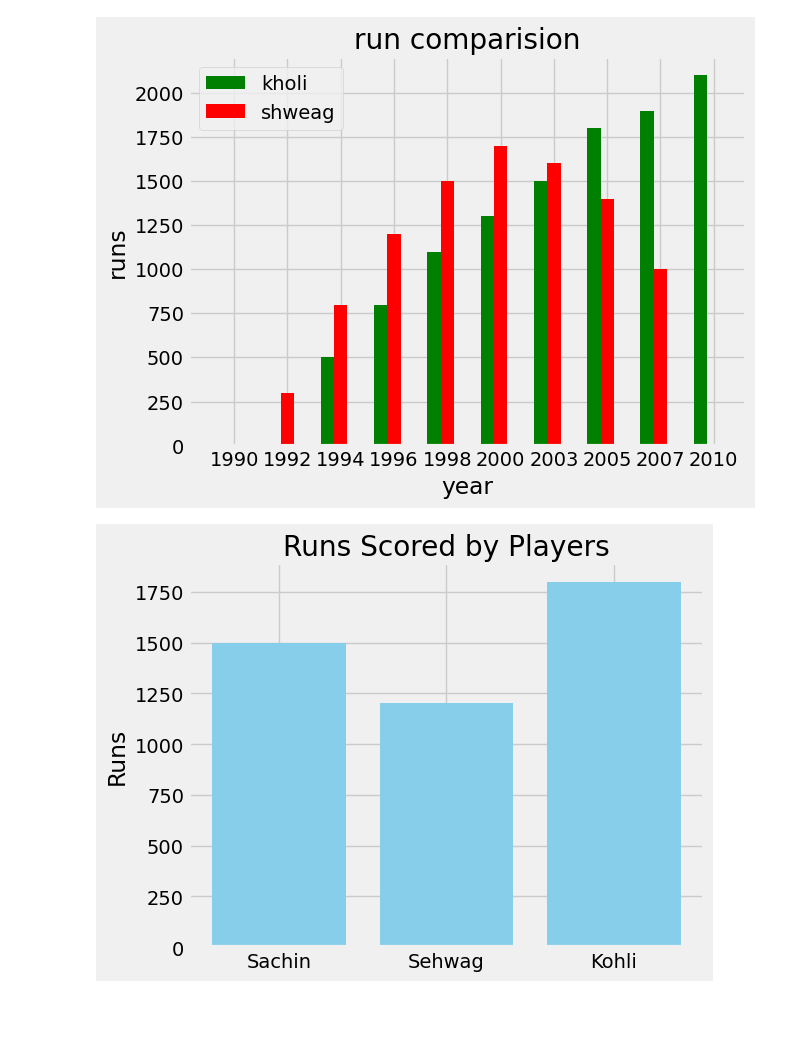
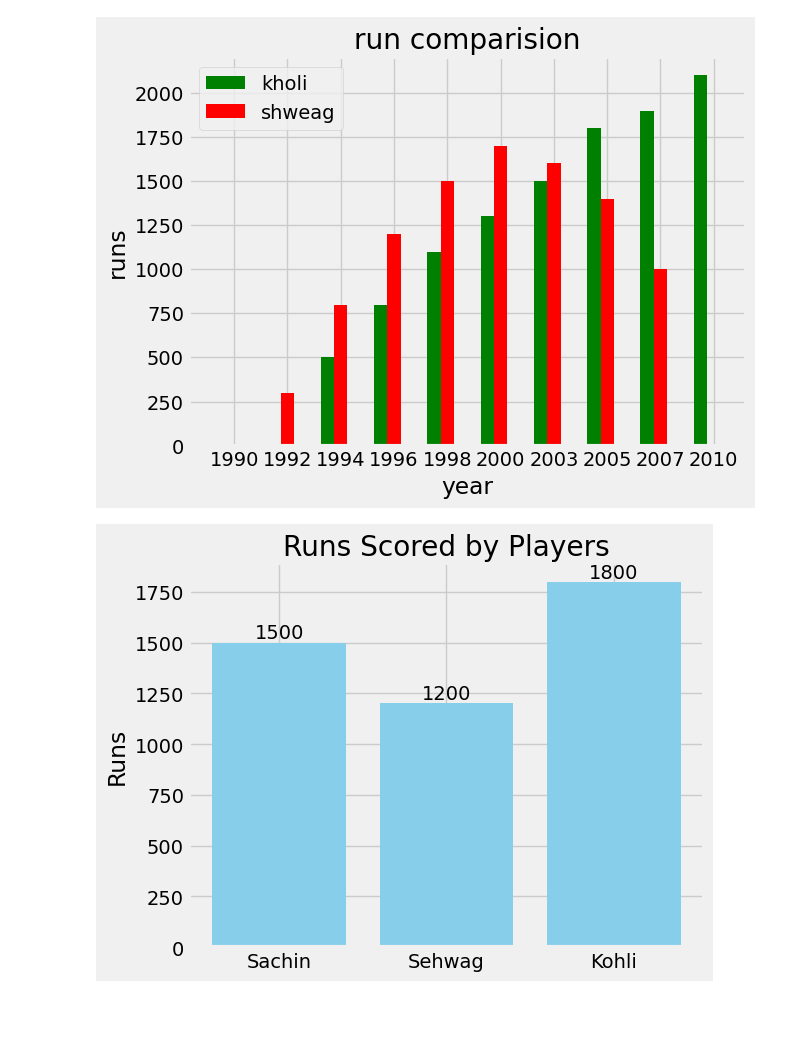
Before and after one commit to piyush332020/jupyter_notebook, a Jupyter notebook: matplotlib/barplot.ipynb, the cells around one changed output. Drawn from its saved outputs; the diff is of its cells as text; code cells hidden in the pictures; blank space fills up the shorter version.

```diff
--- a/matplotlib/barplot.ipynb
+++ b/matplotlib/barplot.ipynb
@@ -39,18 +39,20 @@ plt.grid(True)
 # %%
 import matplotlib.pyplot as plt
 
 players = ["Sachin", "Sehwag", "Kohli"]
 runs = [1500, 1200, 1800]
 
 plt.bar(players, runs, color="skyblue")
 
 # Add labels on top of bars
-# for i in range(len(players)):
-#     plt.text(i, runs[i] + 50, str(runs[i]), ha='center')
+for i in range(len(players)):
+    plt.text(i, runs[i] + 20, str(runs[i]), ha='center')
 
 plt.ylabel("Runs")
 plt.title("Runs Scored by Players")
 plt.tight_layout()
 plt.show()
 # %% [output]
-[figure, old version]
+[figure, new version]
+# %% [markdown]
+##
```
